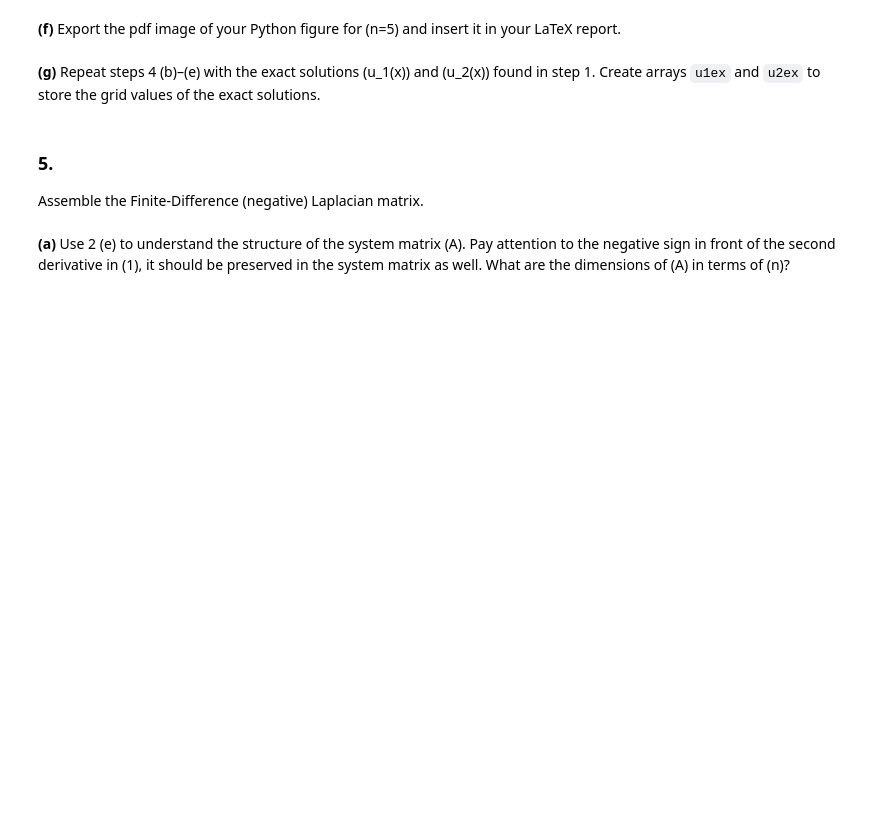
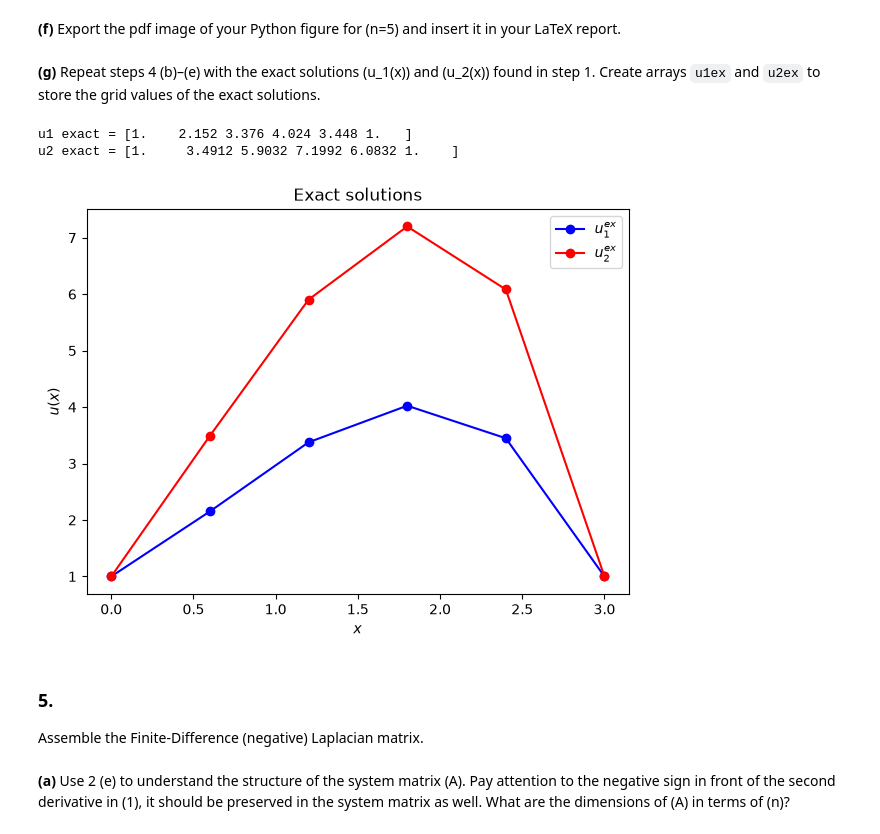
Before and after one commit to TychoRietman/TW3730TU-Assignments, a Jupyter notebook: Assignment2_2025_answer_template.ipynb, the cells around one changed output. Drawn from its saved outputs; the diff is of its cells as text; code cells hidden in the pictures; blank space fills up the shorter version.

```diff
--- a/Assignment2_2025_answer_template.ipynb
+++ b/Assignment2_2025_answer_template.ipynb
@@ -406,6 +418,37 @@ plt.ylabel(...)
 **(g)** Repeat steps 4 (b)–(e) with the exact solutions \(u_1(x)\) and \(u_2(x)\) found in step 1. Create arrays `u1ex` and `u2ex` to store the grid values of the exact solutions.
 # %%
 # Answer here....
+def u1_exact(x):
+    return -0.5*x**3 + x**2 + 1.5*x + 1
+
+def u2_exact(x):
+    return -(1/12)*x**4 - 0.5*x**3 + x**2 + (15/4)*x + 1
+
+
+
+u1ex = u1_exact(xgrid)
+u2ex = u2_exact(xgrid)
+
+print("u1 exact =", u1ex)
+print("u2 exact =", u2ex)
+
+
+
+plt.figure(figsize=(7, 5))
+
+plt.plot(xgrid, u1ex, 'bo-', label=r'$u_1^{ex}$')
+plt.plot(xgrid, u2ex, 'ro-', label=r'$u_2^{ex}$')
+
+plt.xlabel(r'$x$')
+plt.ylabel(r'$u(x)$')
+plt.title('Exact solutions')
+plt.legend()
+
+plt.show()
+# %% [output]
+u1 exact = [1.    2.152 3.376 4.024 3.448 1.   ]
+u2 exact = [1.     3.4912 5.9032 7.1992 6.0832 1.    ]
+[figure, added]
 # %% [markdown]
 ### 5.
 
```
Also changed, not shown: parts of 17 cells of this notebook.
